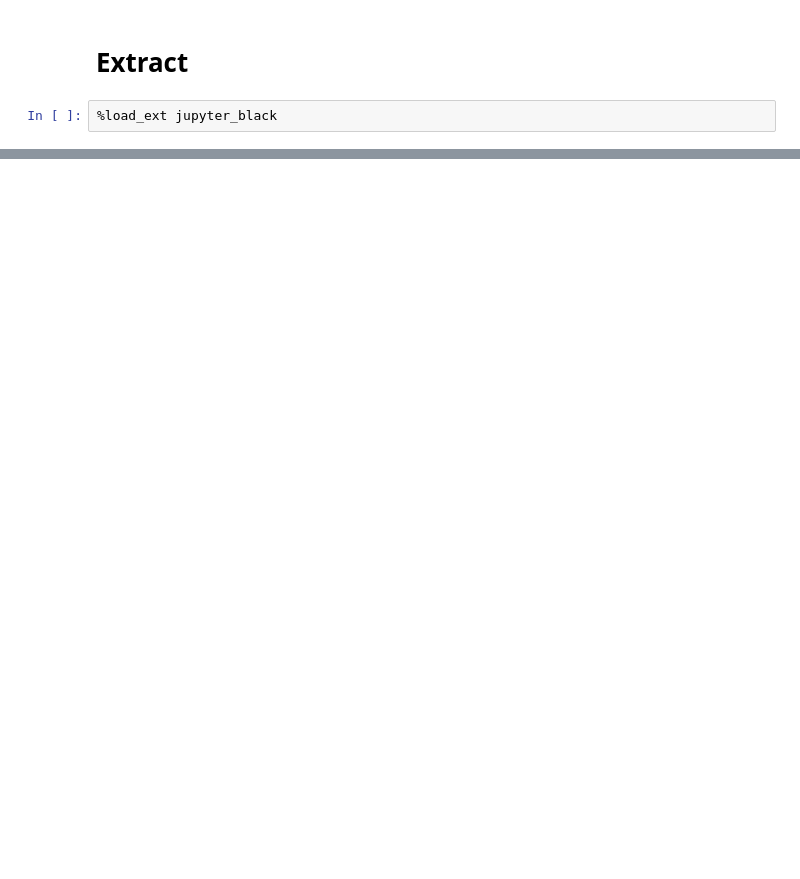
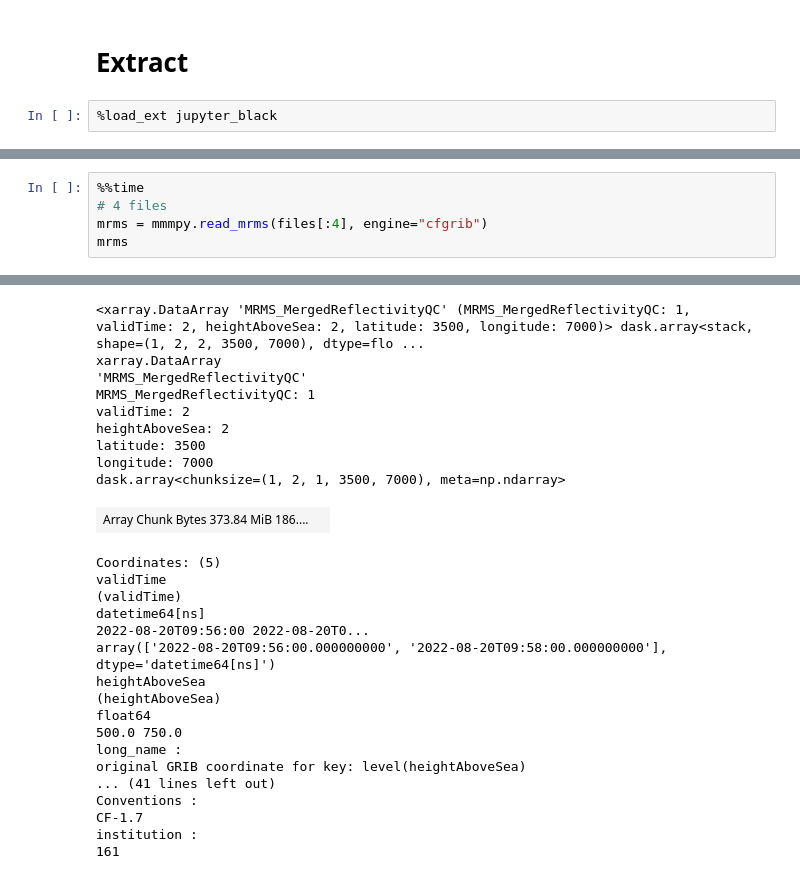
Before and after one commit to leaver2000/MMM-Py, a Jupyter notebook: notebooks/mmmpy-extract.ipynb, the cells around one changed output, grey strips where cells are left out. Saved outputs shown, nothing was run; the diff lists cells and outputs as text; blank space fills up the shorter version.

```diff
--- a/notebooks/mmmpy-extract.ipynb
+++ b/notebooks/mmmpy-extract.ipynb
@@ -199,0 +144,6 @@ ReadError: not a gzip file
+# %%
+%%time
+# 4 files
+mrms = mmmpy.read_mrms(files[:4], engine="cfgrib")
+mrms
+# %% [output]
@@ -199,0 +152,27 @@ ReadError: not a gzip file
+<xarray.DataArray 'MRMS_MergedReflectivityQC' (MRMS_MergedReflectivityQC: 1, validTime: 2, heightAboveSea: 2, latitude: 3500, longitude: 7000)> dask.array<stack, shape=(1, 2, 2, 3500, 7000), dtype=flo ...
+xarray.DataArray
+'MRMS_MergedReflectivityQC'
+MRMS_MergedReflectivityQC: 1
+validTime: 2
+heightAboveSea: 2
+latitude: 3500
+longitude: 7000
+dask.array<chunksize=(1, 2, 1, 3500, 7000), meta=np.ndarray>
+| Array Chunk Bytes 373.84 MiB 186.... |  |
+Coordinates: (5)
+validTime
+(validTime)
+datetime64[ns]
+2022-08-20T09:56:00 2022-08-20T0...
+array(['2022-08-20T09:56:00.000000000', '2022-08-20T09:58:00.000000000'], dtype='datetime64[ns]')
+heightAboveSea
+(heightAboveSea)
+float64
+500.0 750.0
+long_name :
+original GRIB coordinate for key: level(heightAboveSea)
+... (41 lines left out)
+Conventions :
+CF-1.7
+institution :
+161
```
Also changed, not shown: parts of 14 cells of this notebook, 8 other files.
